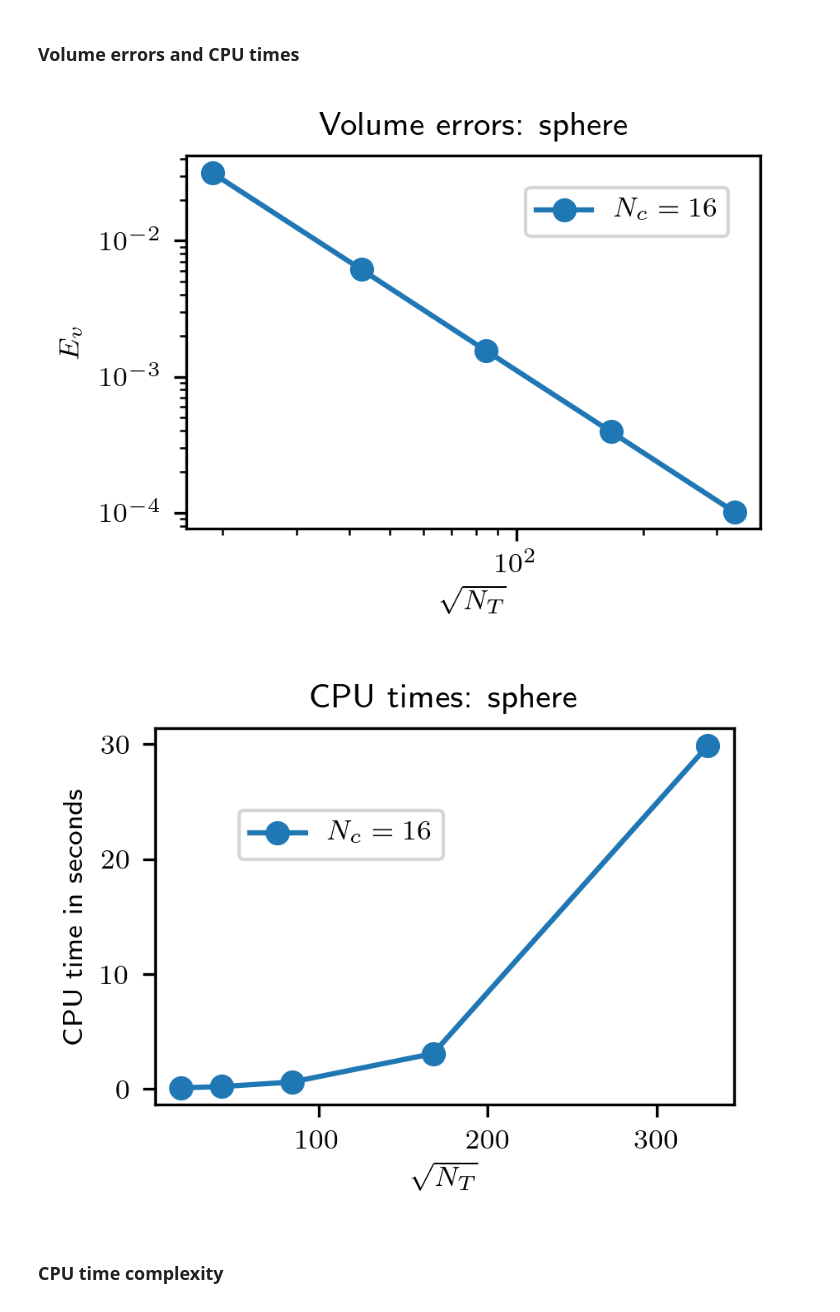
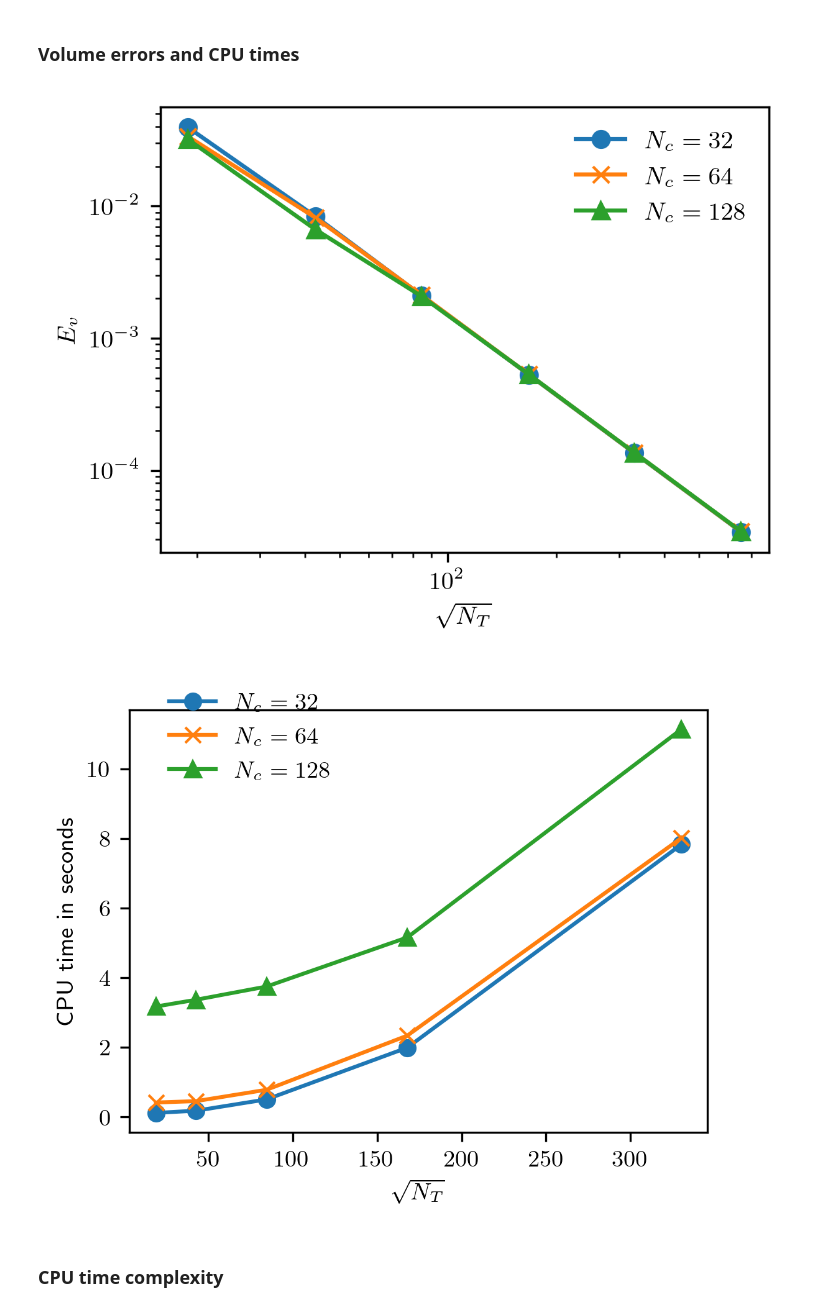
Before and after one commit to CRC-1194/argo, a Jupyter notebook: cases/3Dinit/geom-vof-init3D.ipynb, the cells around one changed output. Saved outputs shown, nothing was run; the diff lists cells and outputs as text; code cells hidden in the pictures.

```diff
--- a/cases/3Dinit/geom-vof-init3D.ipynb
+++ b/cases/3Dinit/geom-vof-init3D.ipynb
@@ -32,12 +32,13 @@ except:
 # %%
 # Exact volume of the sphere.
 sphere_radius = 0.15 # WARNING: Adapt this if another radius is chosen for the sphere in the study.
 sphere_volume = sphere_radius** 3 * 4 * pi / 3.
 
-sphere_data = plot_study("sphere", "blockMesh", alg_name="SMCI", exact_volume=sphere_volume, data_dir=data_dir)
+#sphere_data = plot_study("sphere", "blockMesh", alg_name="SMCI", exact_volume=sphere_volume, data_dir=data_dir)
+smca_sphere_data = plot_study("perturbed-sphere", "SMCA", exact_volume=sphere_volume, data_dir=data_dir, csv_file="smcaVofInit.csv")
 # %% [output]
-[figure, old version]
+[figure, new version]
-[figure, old version]
+[figure, new version]
 # %% [markdown]
 ###  CPU time complexity
 # %%
```
Also changed, not shown: parts of 2 cells of this notebook, 5 other files.
